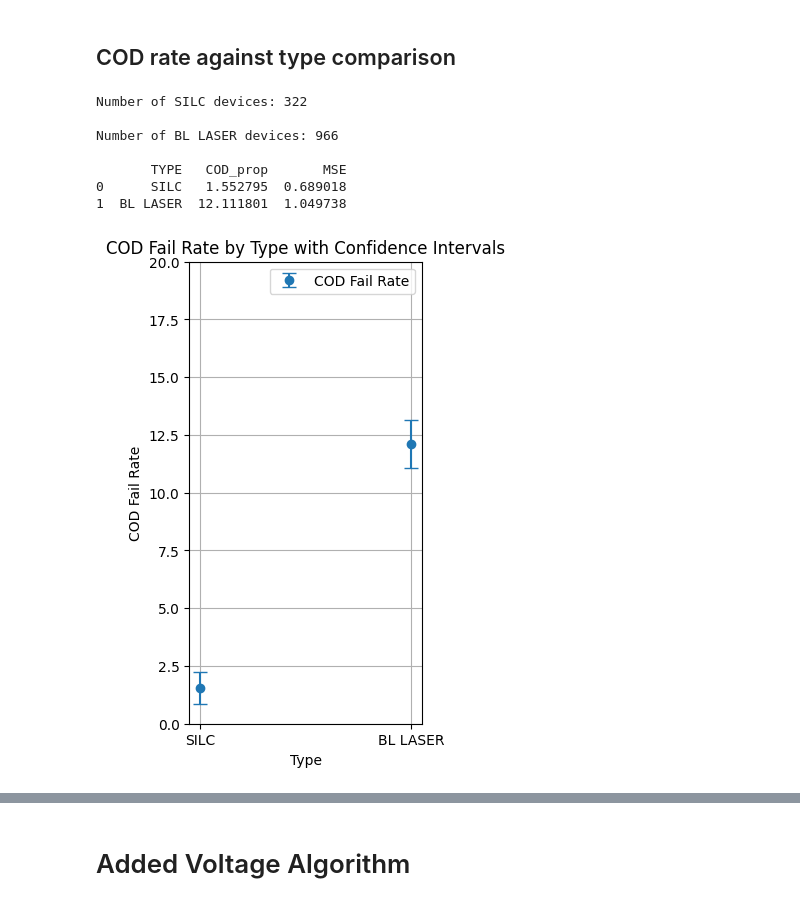
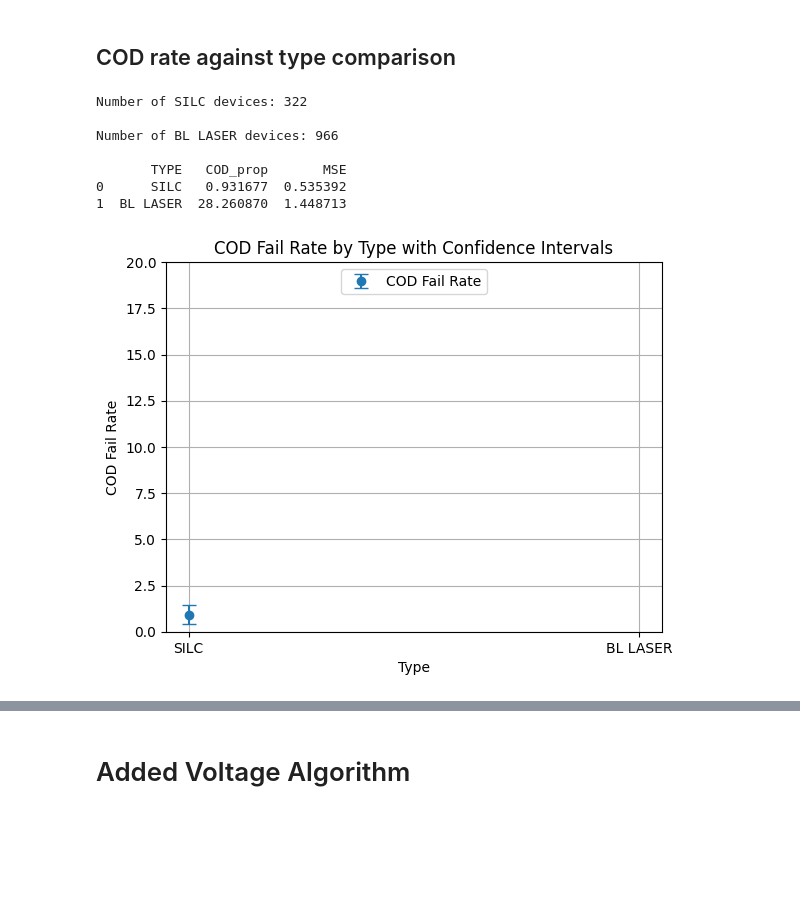
Before and after one commit to VadanKhan/liv-cod-algorithm, a Jupyter notebook: liv_cod_algorithm/cod_algorithm.ipynb, the cells around one changed output, grey strips where cells are left out. Saved outputs shown, nothing was run; the diff lists cells and outputs as text; code cells hidden in the pictures; blank space fills up the shorter version.

Commit message:
Upgraded Raw Sweep Plots, Added Voltage Trick, adjusted min PD threshold for No laser fail

```diff
--- a/liv_cod_algorithm/cod_algorithm.ipynb
+++ b/liv_cod_algorithm/cod_algorithm.ipynb
@@ -10,7 +10,7 @@ import matplotlib.pyplot as plt
 # %% [markdown]
 # Input Raw File and Decoder File
 # %%
-file = "LIV_53_QCHZ5_DNS-LIVTKCOD_LCRVCOD250-DNS_raw20250224135854.csv"
+file = "LIV_53_QCHWQ_DNS-LIVTKCOD_LCRVCOD250-DNS_raw20250227044906.csv"
 decoder_file = "QC WAFER_LAYOUT 24Dec.csv"
 
 # Define the current script's directory
@@ -206,7 +183,7 @@ plt.show()
  - this threshold is weighted by the mean PD
 # %%
 DELTA_ALGORITHM_MIN_DELTA = 0.4
-DELTA_ALGORITHM_MAX_PD = 0.2
+DELTA_ALGORITHM_MAX_PD = 1
 
 # Calculate dV/dI
 df_raw_sweeps["dV/dI"] = (df_raw_sweeps["Vf"].diff()) / (df_raw_sweeps["LDI_mA"].diff())
@@ -232,7 +209,7 @@ df_raw_sweeps["DELTA"] = df_raw_sweeps["MEAN_PD"] - df_raw_sweeps["DP/DI"].abs()
 df_raw_sweeps["MIN_DELTA"] = df_raw_sweeps.groupby(["TE_LABEL"])["DELTA"].transform("min")
 
 
-# Calculate COD_ROLL_EVAL
+# Calculate COD_ROLL_EVAL, the check as to whether its COD'd
 conditions = [
     (df_raw_sweeps["MIN_DELTA"] > DELTA_ALGORITHM_MIN_DELTA),
     (df_raw_sweeps["MAX_PD"] < DELTA_ALGORITHM_MAX_PD),
@@ -240,6 +217,15 @@ conditions = [
 choices = ["ROLLOVER", "NO LASER"]
 df_raw_sweeps["COD_ROLL_EVAL"] = np.select(conditions, choices, default="COD")
 
+
+# Calculate POT_FAILMODE
+df_raw_sweeps["POT_FAILMODE"] = df_raw_sweeps["COD_ROLL_EVAL"]
+df_raw_sweeps.loc[
+    (df_raw_sweeps["COD_ROLL_EVAL"] == "COD") & (df_raw_sweeps["dV/dI"] > 0), "POT_FAILMODE"
+] = "COMD"
+df_raw_sweeps.loc[
+    (df_raw_sweeps["COD_ROLL_EVAL"] == "COD") & (df_raw_sweeps["dV/dI"] < 0), "POT_FAILMODE"
+] = "COBD"
 
 
 # Calculate DEV_CURR_AT_ROLLOVER
@@ -274,7 +260,7 @@ df_raw_sweeps["CURRENT_AT_SPD"] = df_raw_sweeps.groupby(["TE_LABEL"])["DEV_CURR_
 
 
 
-# Create COD Summary table
+# Create COD Summary table with POT_FAILMODE
 cod_summary = (
     df_raw_sweeps.groupby("TE_LABEL")
     .agg(
@@ -284,6 +270,7 @@ cod_summary = (
             "X_UM": "first",
             "Y_UM": "first",
             "COD_ROLL_EVAL": "first",
+            "POT_FAILMODE": "first",
             "MAX_PD": "first",
             "MEAN_PD": "first",
             "MIN_DELTA": "first",
@@ -291,10 +278,8 @@ cod_summary = (
             "CURRENT_AT_SPD": "first",
         }
     )
-
     .reset_index()
 )
-
 
 
 # Plot separate pie charts for each TYPE
@@ -334,6 +319,20 @@ print(type_counts / type_counts.sum() * 100)
 plt.figure(figsize=(4, 4))
 plt.pie(type_counts, labels=type_counts.index, autopct="%1.5f%%", startangle=140)
 plt.title("Proportion of Types")
+
+# Calculate the proportion of COBD to COMD
+failmode_counts = cod_summary["POT_FAILMODE"].value_counts()
+cobd_comd_counts = failmode_counts[["COBD", "COMD"]]
+print("\nProportion of CODs:")
+print(cobd_comd_counts / cobd_comd_counts.sum() * 100)
+
+# Plot the proportion of COBD to COMD
+plt.figure()
+plt.pie(cobd_comd_counts, labels=cobd_comd_counts.index, autopct="%1.5f%%", startangle=140)
+plt.title("Proportion of COBD to COMD")
+
 plt.show()
+
+# cod_summary.head(1218)
 # %% [output]
 Type: SILC
@@ -377,35 +383,35 @@ for t in cod_summary["TYPE"].unique():
 
 
 # Convert to DataFrame for easier plotting
 mse_df = pd.DataFrame(mse_data, columns=["TYPE", "COD_prop", "MSE"])
 mse_df["COD_prop"] = mse_df["COD_prop"] * 100
 mse_df["MSE"] = mse_df["MSE"] * 100
 
 print(mse_df)
 
 # Plot COD fail rate against type with confidence intervals annotated
-plt.figure(figsize=(3, 6))
+plt.figure()
 plt.errorbar(
     mse_df["TYPE"],
     mse_df["COD_prop"],
     yerr=mse_df["MSE"],
     fmt="o",
     capsize=5,
     label="COD Fail Rate",
 )
 plt.xlabel("Type")
 plt.ylabel("COD Fail Rate")
 plt.ylim([0, 20])
 plt.title("COD Fail Rate by Type with Confidence Intervals")
-plt.legend()
+plt.legend(loc="upper center")
 plt.grid(True)
 plt.show()
 # %% [output]
 Number of SILC devices: 322
 
 Number of BL LASER devices: 966
 
        TYPE   COD_prop       MSE
-0      SILC   1.552795  0.689018
-1  BL LASER  12.111801  1.049738
+0      SILC   0.931677  0.535392
+1  BL LASER  28.260870  1.448713
-[figure, old version]
+[figure, new version]
```
Also changed, not shown: parts of 6 cells of this notebook.
